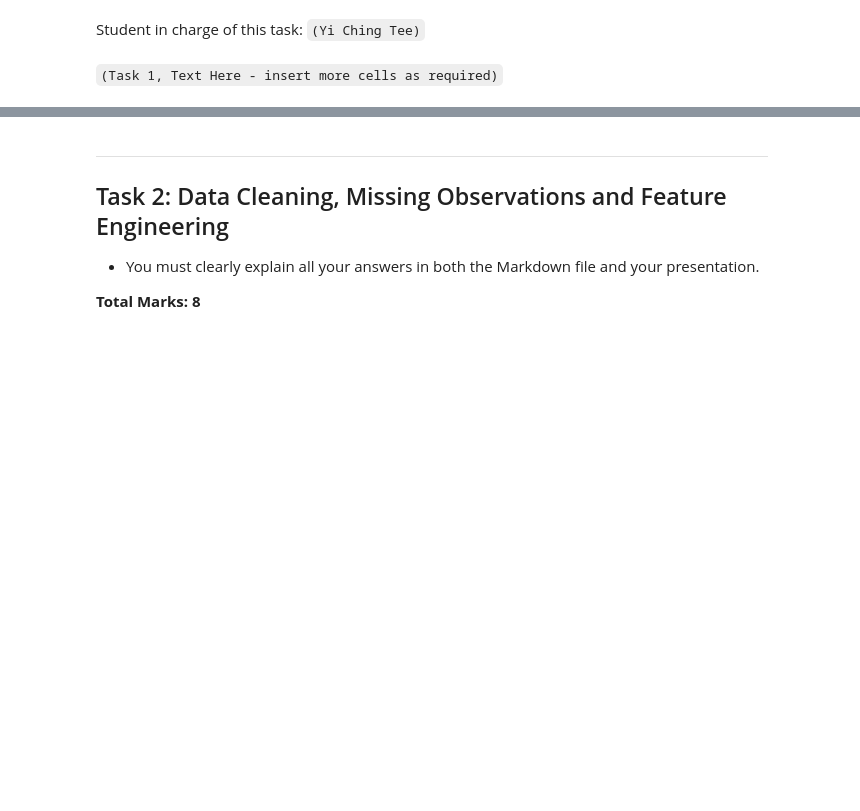
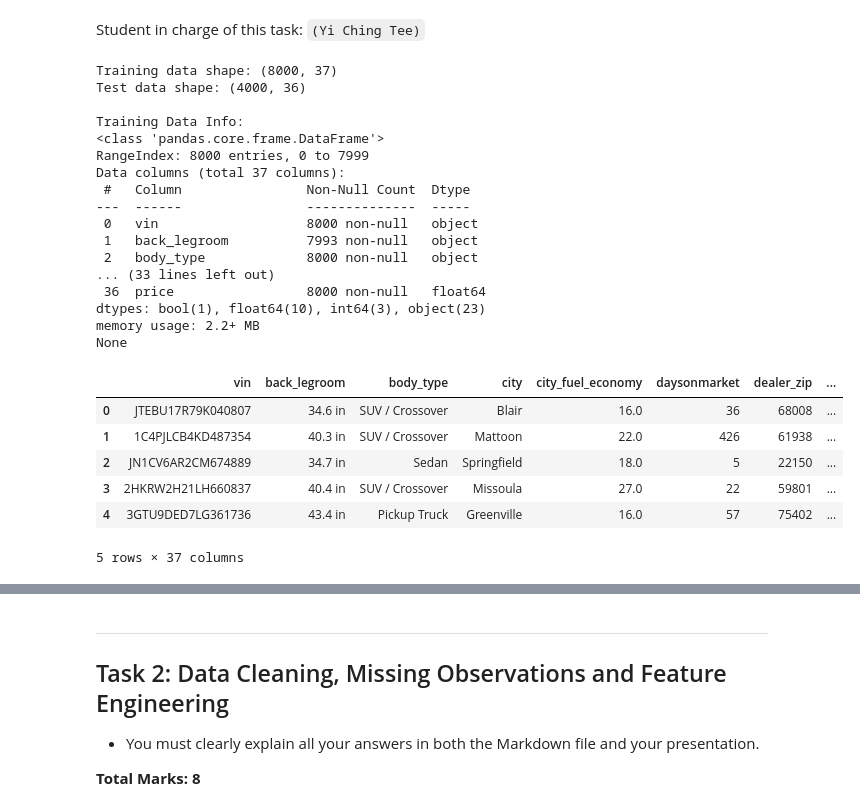
Before and after one commit to YiChingTee/BUSA3020-A_H_C, a Jupyter notebook: Group-Project-S2-2025.ipynb, the cells around one changed output, grey strips where cells are left out. Drawn from its saved outputs; the diff is of its cells as text; code cells hidden in the pictures; blank space fills up the shorter version.

```diff
--- a/Group-Project-S2-2025.ipynb
+++ b/Group-Project-S2-2025.ipynb
@@ -81,2 +79,39 @@ Student in charge of this task: `(Yi Ching Tee)`
-# %% [markdown]
-`(Task 1, Text Here - insert more cells as required)`
+# %%
+import pandas as pd
+import numpy as np
+
+train = pd.read_csv("train.csv")
+test = pd.read_csv("test.csv")
+
+print("Training data shape:", train.shape)
+print("Test data shape:", test.shape)
+print("\nTraining Data Info:")
+print(train.info())
+
+# Display first few rows
+train.head()
+# %% [output]
+Training data shape: (8000, 37)
+Test data shape: (4000, 36)
+
+Training Data Info:
+<class 'pandas.core.frame.DataFrame'>
+RangeIndex: 8000 entries, 0 to 7999
+Data columns (total 37 columns):
+ #   Column                Non-Null Count  Dtype
+---  ------                --------------  -----
+ 0   vin                   8000 non-null   object
+ 1   back_legroom          7993 non-null   object
+ 2   body_type             8000 non-null   object
+... (33 lines left out)
+ 36  price                 8000 non-null   float64
+dtypes: bool(1), float64(10), int64(3), object(23)
+memory usage: 2.2+ MB
+None
+|  | vin | back_legroom | body_type | city | city_fuel_economy | daysonmarket | dealer_zip | ... |
+| 0 | JTEBU17R79K040807 | 34.6 in | SUV / Crossover | Blair | 16.0 | 36 | 68008 | ... |
+| 1 | 1C4PJLCB4KD487354 | 40.3 in | SUV / Crossover | Mattoon | 22.0 | 426 | 61938 | ... |
+| 2 | JN1CV6AR2CM674889 | 34.7 in | Sedan | Springfield | 18.0 | 5 | 22150 | ... |
+| 3 | 2HKRW2H21LH660837 | 40.4 in | SUV / Crossover | Missoula | 27.0 | 22 | 59801 | ... |
+| 4 | 3GTU9DED7LG361736 | 43.4 in | Pickup Truck | Greenville | 16.0 | 57 | 75402 | ... |
+5 rows × 37 columns
```
Also changed, not shown: parts of 13 cells of this notebook.
